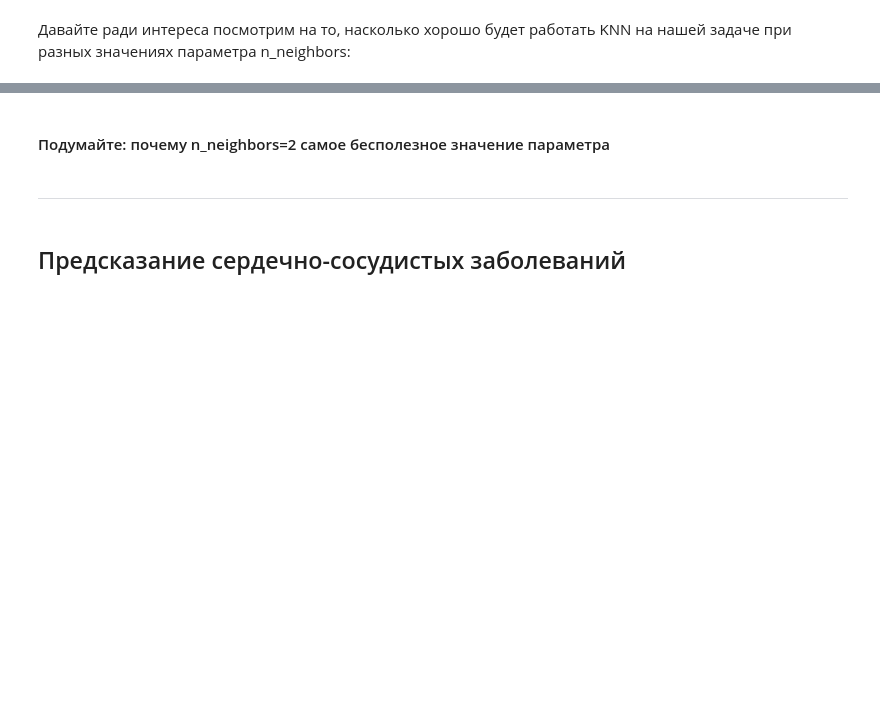
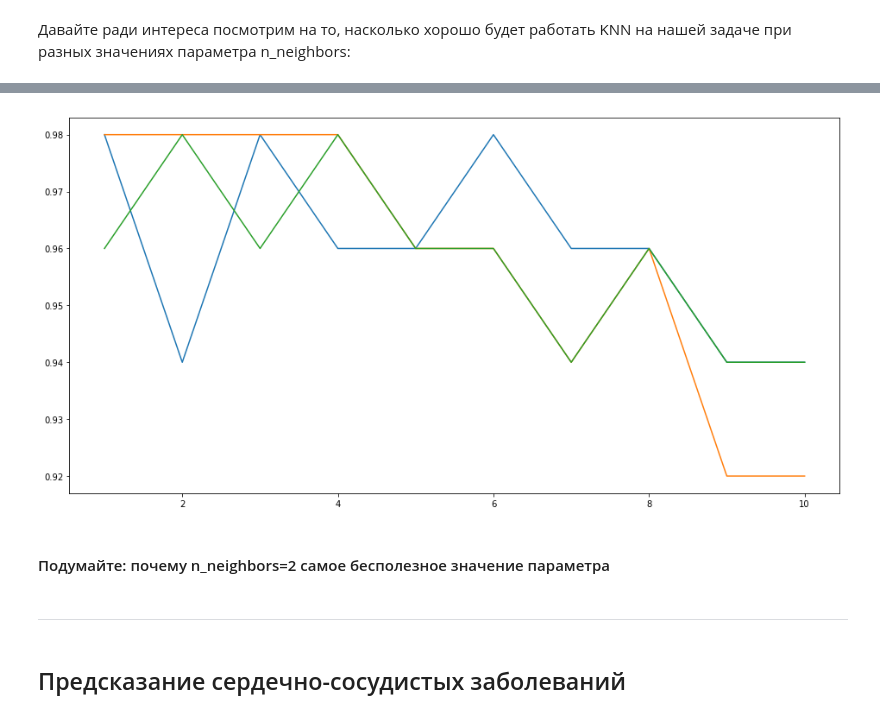
Before and after one commit to JacksonGibsonESP/Sberbank-ML, a Jupyter notebook: Seminars/Seminar_1/knn.ipynb, the cells around one changed output, grey strips where cells are left out. Cells and saved outputs as stored; diff of their text form; code cells hidden in the pictures; blank space fills up the shorter version.

```diff
--- a/Seminars/Seminar_1/knn.ipynb
+++ b/Seminars/Seminar_1/knn.ipynb
@@ -91,12 +126,16 @@ P.S. try http://scikit-learn.org/stable/modules/generated/sklearn.model_selectio
 # %% [markdown]
 Давайте ради интереса посмотрим на то, насколько хорошо будет работать KNN на нашей задаче при разных значениях параметра n_neighbors:
 # %%
-X_train, X_test, Y_train, Y_test = train_test_split(features, target, test_size=0.15, random_state=<choose your own>)
+X_train, X_test, Y_train, Y_test = train_test_split(features, target, test_size=0.15, random_state=15)
 # %%
 results = []
 for n_neighbors in range(1, 11):
-    knn = KNeighborsClassifier(n_neighbors=n_neighbors).fit(X_train, Y_train)
+    knn = KNeighborsClassifier(n_neighbors=n_neighbors).fit(X_train, Y_train.ravel())
     results.append(accuracy_score(knn.predict(X_test), Y_test))
+# %%
+results_cv = []
+for n_neighbors in range(1, 11):
+    results_cv.append(cross_val_score(KNeighborsClassifier(n_neighbors=n_neighbors), X_test, Y_test.ravel(), cv=3))
 # %%
 plt.figure(figsize=(16, 8))
 plt.plot(list(range(1, 11)), results)
@@ -104,3 +145,9 @@ plt.show()
+# %%
+plt.figure(figsize=(16, 8))
+plt.plot(list(range(1, 11)), results_cv)
+plt.show()
+# %% [output]
+[figure, added]
 # %% [markdown]
 #### Подумайте: почему n_neighbors=2 самое бесполезное значение параметра
 # %% [markdown]
```
Also changed, not shown: parts of 25 cells of this notebook, 4 other files.
